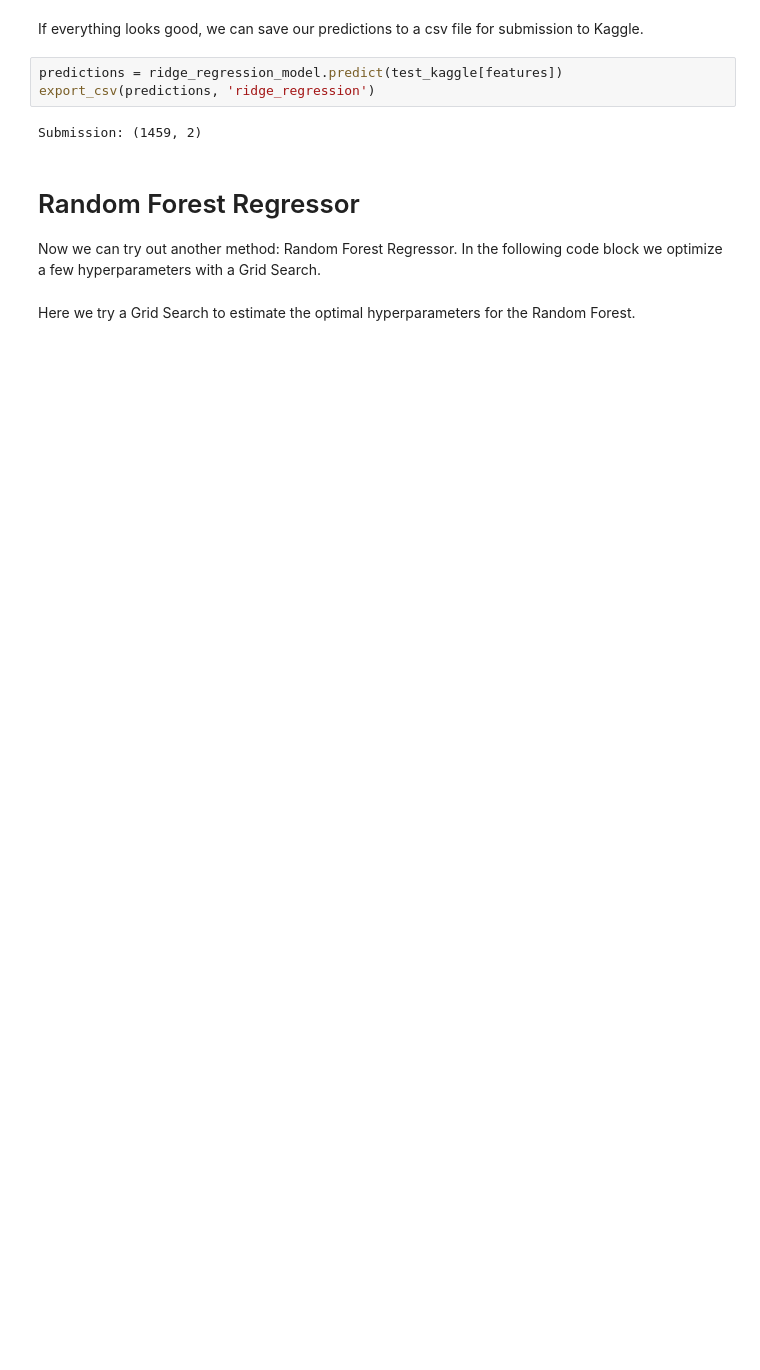
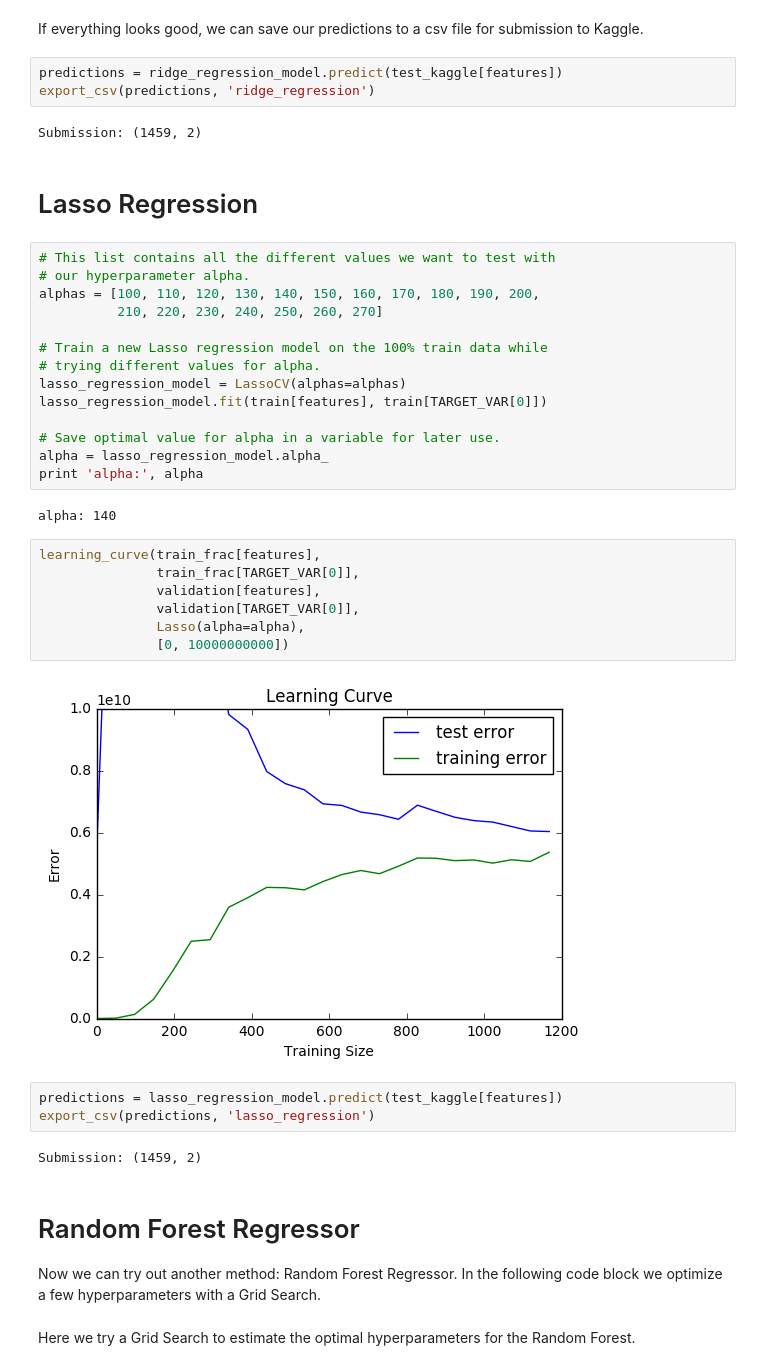
Before and after one commit to nicolasschabram/VSE, a Jupyter notebook: playground/Nicolas/Nicolas.ipynb, the cells around one changed output. Saved outputs shown, nothing was run; the diff lists cells and outputs as text; blank space fills up the shorter version.

Commit message:
added basic mixed model

```diff
--- a/playground/Nicolas/Nicolas.ipynb
+++ b/playground/Nicolas/Nicolas.ipynb
@@ -364,6 +368,38 @@ predictions = ridge_regression_model.predict(test_kaggle[features])
 export_csv(predictions, 'ridge_regression')
 # %% [output]
 Submission: (1459, 2)
+# %% [markdown]
+# Lasso Regression
+# %%
+# This list contains all the different values we want to test with
+# our hyperparameter alpha.
+alphas = [100, 110, 120, 130, 140, 150, 160, 170, 180, 190, 200,
+          210, 220, 230, 240, 250, 260, 270]
+
+# Train a new Lasso regression model on the 100% train data while
+# trying different values for alpha.
+lasso_regression_model = LassoCV(alphas=alphas)
+lasso_regression_model.fit(train[features], train[TARGET_VAR[0]])
+
+# Save optimal value for alpha in a variable for later use.
+alpha = lasso_regression_model.alpha_
+print 'alpha:', alpha
+# %% [output]
+alpha: 140
+# %%
+learning_curve(train_frac[features],
+               train_frac[TARGET_VAR[0]],
+               validation[features],
+               validation[TARGET_VAR[0]],
+               Lasso(alpha=alpha),
+               [0, 10000000000])
+# %% [output]
+[figure, added]
+# %%
+predictions = lasso_regression_model.predict(test_kaggle[features])
+export_csv(predictions, 'lasso_regression')
+# %% [output]
+Submission: (1459, 2)
 # %% [markdown]
 # Random Forest Regressor
 Now we can try out another method: Random Forest Regressor. In the following code block we optimize a few hyperparameters with a Grid Search.
```
Also changed, not shown: parts of 16 cells of this notebook.
